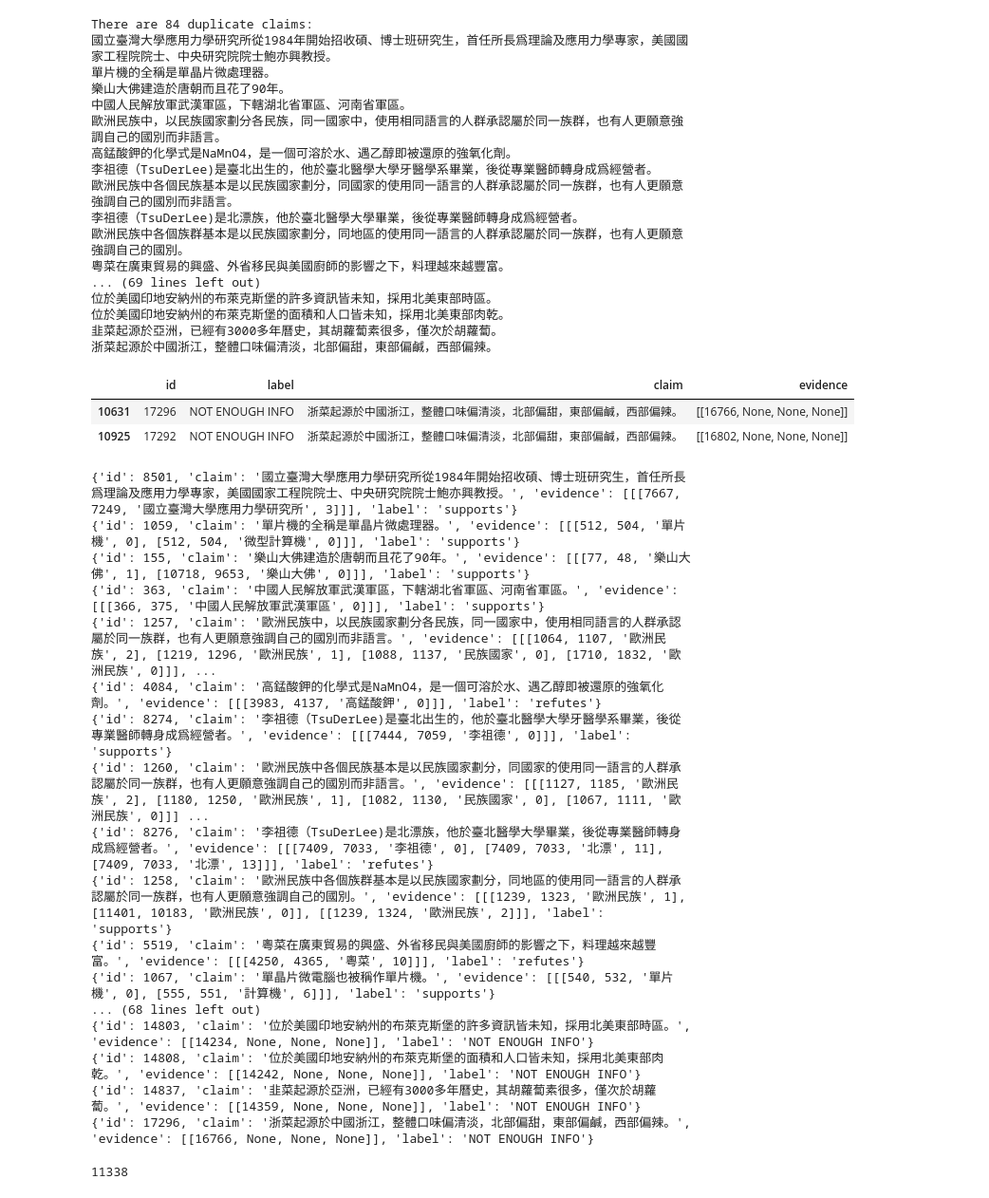
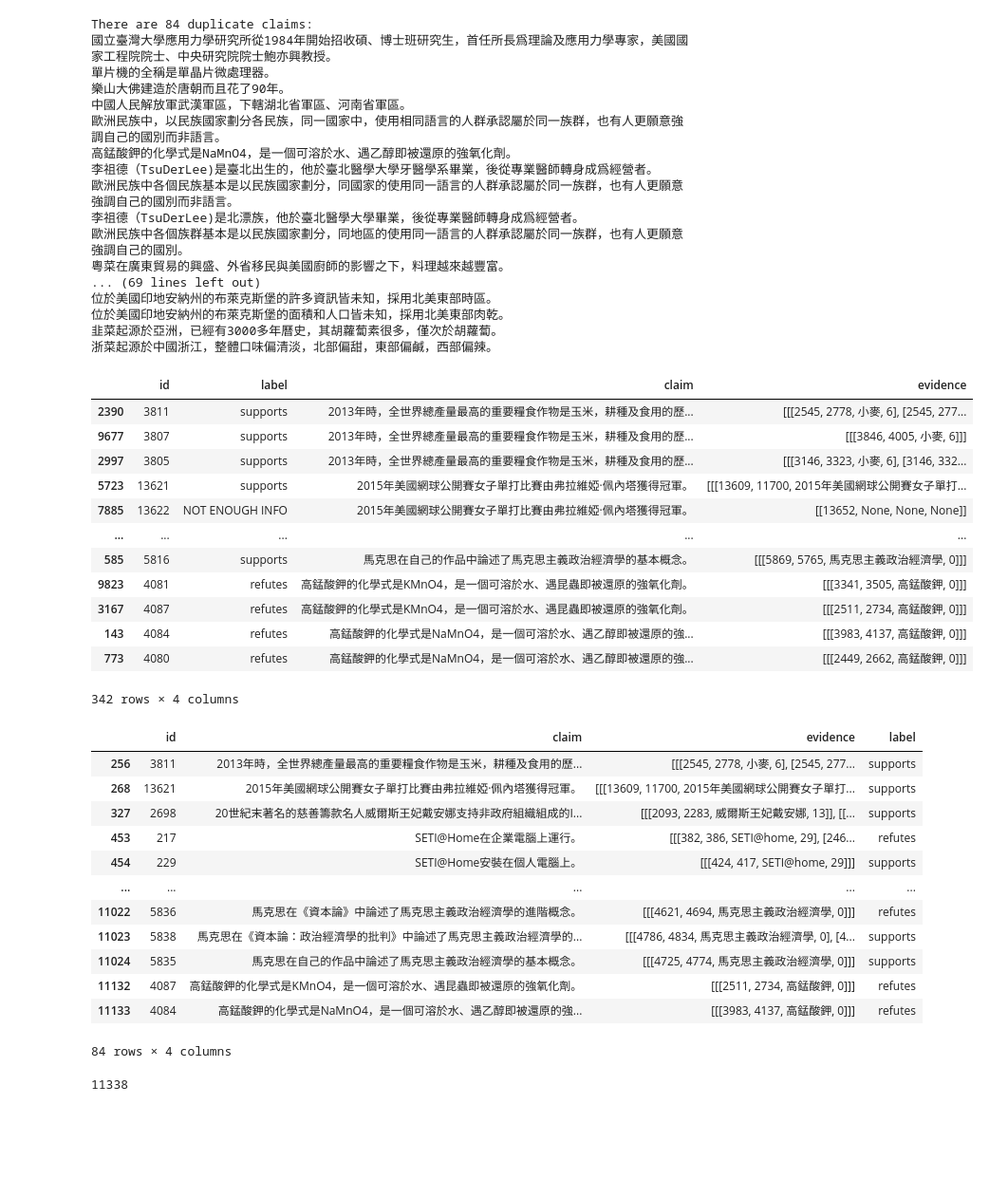
Before and after one commit to cvecve147/aicup-2023-truth, a Jupyter notebook: preprocess.ipynb, the cells around one changed output. Shown at 95% size. Cells and saved outputs as stored; diff of their text form; code cells hidden in the pictures; blank space fills up the shorter version.

```diff
--- a/preprocess.ipynb
+++ b/preprocess.ipynb
@@ -76,12 +151,24 @@ There are 84 duplicate claims:
 位於美國印地安納州的布萊克斯堡的面積和人口皆未知，採用北美東部肉乾。
 韭菜起源於亞洲，已經有3000多年曆史，其胡蘿蔔素很多，僅次於胡蘿蔔。
 浙菜起源於中國浙江，整體口味偏清淡，北部偏甜，東部偏鹹，西部偏辣。
-# %%
-df[df['claim'] == "浙菜起源於中國浙江，整體口味偏清淡，北部偏甜，東部偏鹹，西部偏辣。"]
-# %% [output]
-|  | id | label | claim | evidence |
-| 10631 | 17296 | NOT ENOUGH INFO | 浙菜起源於中國浙江，整體口味偏清淡，北部偏甜，東部偏鹹，西部偏辣。 | [[16766, None, None, None]] |
-| 10925 | 17292 | NOT ENOUGH INFO | 浙菜起源於中國浙江，整體口味偏清淡，北部偏甜，東部偏鹹，西部偏辣。 | [[16802, None, None, None]] |
+# %%
+tmp = df[df['claim'].isin(duplicate_claims)]
+tmp = tmp.sort_values(by=['claim'])
+tmp
+# %% [output]
+|  | id | label | claim | evidence |
+| 2390 | 3811 | supports | 2013年時，全世界總產量最高的重要糧食作物是玉米，耕種及食用的歷... | [[[2545, 2778, 小麥, 6], [2545, 277... |
+| 9677 | 3807 | supports | 2013年時，全世界總產量最高的重要糧食作物是玉米，耕種及食用的歷... | [[[3846, 4005, 小麥, 6]]] |
+| 2997 | 3805 | supports | 2013年時，全世界總產量最高的重要糧食作物是玉米，耕種及食用的歷... | [[[3146, 3323, 小麥, 6], [3146, 332... |
+| 5723 | 13621 | supports | 2015年美國網球公開賽女子單打比賽由弗拉維婭·佩內塔獲得冠軍。 | [[[13609, 11700, 2015年美國網球公開賽女子單打... |
+| 7885 | 13622 | NOT ENOUGH INFO | 2015年美國網球公開賽女子單打比賽由弗拉維婭·佩內塔獲得冠軍。 | [[13652, None, None, None]] |
+| ... | ... | ... | ... | ... |
+| 585 | 5816 | supports | 馬克思在自己的作品中論述了馬克思主義政治經濟學的基本概念。 | [[[5869, 5765, 馬克思主義政治經濟學, 0]]] |
+| 9823 | 4081 | refutes | 高錳酸鉀的化學式是KMnO4，是一個可溶於水、遇昆蟲即被還原的強氧化劑。 | [[[3341, 3505, 高錳酸鉀, 0]]] |
+| 3167 | 4087 | refutes | 高錳酸鉀的化學式是KMnO4，是一個可溶於水、遇昆蟲即被還原的強氧化劑。 | [[[2511, 2734, 高錳酸鉀, 0]]] |
+| 143 | 4084 | refutes | 高錳酸鉀的化學式是NaMnO4，是一個可溶於水、遇乙醇即被還原的強... | [[[3983, 4137, 高錳酸鉀, 0]]] |
+| 773 | 4080 | refutes | 高錳酸鉀的化學式是NaMnO4，是一個可溶於水、遇乙醇即被還原的強... | [[[2449, 2662, 高錳酸鉀, 0]]] |
+342 rows × 4 columns
 # %%
 from collections import defaultdict
 
@@ -117,28 +204,28 @@ for item in cleaned_data:
 merged_data = [item for sublist in merged_data.values() for item in sublist]
 # %%
 # claim = "國立臺灣大學應用力學研究所從1984年開始招收碩、博士班研究生，首任所長爲理論及應用力學專家，美國國家工程院院士、中央研究院院士鮑亦興教授。"
-for j in duplicate_claims:
-    for i in merged_data:
-        if i['claim'] == j:
-            print(i)
+merged_data_df = pd.DataFrame(merged_data)
+# for j in duplicate_claims:
+#     for i in merged_data:
+#         if i['claim'] == j:
+#             print(i)
+
+tmp = merged_data_df[merged_data_df['claim'].isin(duplicate_claims)]
+tmp
 # %% [output]
+|  | id | claim | evidence | label |
+| 256 | 3811 | 2013年時，全世界總產量最高的重要糧食作物是玉米，耕種及食用的歷... | [[[2545, 2778, 小麥, 6], [2545, 277... | supports |
+| 268 | 13621 | 2015年美國網球公開賽女子單打比賽由弗拉維婭·佩內塔獲得冠軍。 | [[[13609, 11700, 2015年美國網球公開賽女子單打... | supports |
+| 327 | 2698 | 20世紀末著名的慈善籌款名人威爾斯王妃戴安娜支持非政府組織組成的I... | [[[2093, 2283, 威爾斯王妃戴安娜, 13]], [[... | supports |
+| 453 | 217 | SETI@Home在企業電腦上運行。 | [[[382, 386, SETI@home, 29], [246... | refutes |
+| 454 | 229 | SETI@Home安裝在個人電腦上。 | [[[424, 417, SETI@home, 29]]] | supports |
+| ... | ... | ... | ... | ... |
+| 11022 | 5836 | 馬克思在《資本論》中論述了馬克思主義政治經濟學的進階概念。 | [[[4621, 4694, 馬克思主義政治經濟學, 0]]] | refutes |
+| 11023 | 5838 | 馬克思在《資本論：政治經濟學的批判》中論述了馬克思主義政治經濟學的... | [[[4786, 4834, 馬克思主義政治經濟學, 0], [4... | supports |
+| 11024 | 5835 | 馬克思在自己的作品中論述了馬克思主義政治經濟學的基本概念。 | [[[4725, 4774, 馬克思主義政治經濟學, 0]]] | supports |
+| 11132 | 4087 | 高錳酸鉀的化學式是KMnO4，是一個可溶於水、遇昆蟲即被還原的強氧化劑。 | [[[2511, 2734, 高錳酸鉀, 0]]] | refutes |
+| 11133 | 4084 | 高錳酸鉀的化學式是NaMnO4，是一個可溶於水、遇乙醇即被還原的強... | [[[3983, 4137, 高錳酸鉀, 0]]] | refutes |
-{'id': 8501, 'claim': '國立臺灣大學應用力學研究所從1984年開始招收碩、博士班研究生，首任所長爲理論及應用力學專家，美國國家工程院院士、中央研究院院士鮑亦興教授。', 'evidence': [[[7667, 7249, '國立臺灣大學應用力學研究所', 3]]], 'label': 'supports'}
-{'id': 1059, 'claim': '單片機的全稱是單晶片微處理器。', 'evidence': [[[512, 504, '單片機', 0], [512, 504, '微型計算機', 0]]], 'label': 'supports'}
-{'id': 155, 'claim': '樂山大佛建造於唐朝而且花了90年。', 'evidence': [[[77, 48, '樂山大佛', 1], [10718, 9653, '樂山大佛', 0]]], 'label': 'supports'}
-{'id': 363, 'claim': '中國人民解放軍武漢軍區，下轄湖北省軍區、河南省軍區。', 'evidence': [[[366, 375, '中國人民解放軍武漢軍區', 0]]], 'label': 'supports'}
-{'id': 1257, 'claim': '歐洲民族中，以民族國家劃分各民族，同一國家中，使用相同語言的人群承認屬於同一族群，也有人更願意強調自己的國別而非語言。', 'evidence': [[[1064, 1107, '歐洲民族', 2], [1219, 1296, '歐洲民族', 1], [1088, 1137, '民族國家', 0], [1710, 1832, '歐洲民族', 0]]], ...
-{'id': 4084, 'claim': '高錳酸鉀的化學式是NaMnO4，是一個可溶於水、遇乙醇即被還原的強氧化劑。', 'evidence': [[[3983, 4137, '高錳酸鉀', 0]]], 'label': 'refutes'}
-{'id': 8274, 'claim': '李祖德（TsuDerLee)是臺北出生的，他於臺北醫學大學牙醫學系畢業，後從專業醫師轉身成爲經營者。', 'evidence': [[[7444, 7059, '李祖德', 0]]], 'label': 'supports'}
-{'id': 1260, 'claim': '歐洲民族中各個民族基本是以民族國家劃分，同國家的使用同一語言的人群承認屬於同一族群，也有人更願意強調自己的國別而非語言。', 'evidence': [[[1127, 1185, '歐洲民族', 2], [1180, 1250, '歐洲民族', 1], [1082, 1130, '民族國家', 0], [1067, 1111, '歐洲民族', 0]]] ...
-{'id': 8276, 'claim': '李祖德（TsuDerLee)是北漂族，他於臺北醫學大學畢業，後從專業醫師轉身成爲經營者。', 'evidence': [[[7409, 7033, '李祖德', 0], [7409, 7033, '北漂', 11], [7409, 7033, '北漂', 13]]], 'label': 'refutes'}
-{'id': 1258, 'claim': '歐洲民族中各個族群基本是以民族國家劃分，同地區的使用同一語言的人群承認屬於同一族群，也有人更願意強調自己的國別。', 'evidence': [[[1239, 1323, '歐洲民族', 1], [11401, 10183, '歐洲民族', 0]], [[1239, 1324, '歐洲民族', 2]]], 'label': 'supports'}
-{'id': 5519, 'claim': '粵菜在廣東貿易的興盛、外省移民與美國廚師的影響之下，料理越來越豐富。', 'evidence': [[[4250, 4365, '粵菜', 10]]], 'label': 'refutes'}
-{'id': 1067, 'claim': '單晶片微電腦也被稱作單片機。', 'evidence': [[[540, 532, '單片機', 0], [555, 551, '計算機', 6]]], 'label': 'supports'}
-... (68 lines left out)
-{'id': 14803, 'claim': '位於美國印地安納州的布萊克斯堡的許多資訊皆未知，採用北美東部時區。', 'evidence': [[14234, None, None, None]], 'label': 'NOT ENOUGH INFO'}
-{'id': 14808, 'claim': '位於美國印地安納州的布萊克斯堡的面積和人口皆未知，採用北美東部肉乾。', 'evidence': [[14242, None, None, None]], 'label': 'NOT ENOUGH INFO'}
-{'id': 14837, 'claim': '韭菜起源於亞洲，已經有3000多年曆史，其胡蘿蔔素很多，僅次於胡蘿蔔。', 'evidence': [[14359, None, None, None]], 'label': 'NOT ENOUGH INFO'}
-{'id': 17296, 'claim': '浙菜起源於中國浙江，整體口味偏清淡，北部偏甜，東部偏鹹，西部偏辣。', 'evidence': [[16766, None, None, None]], 'label': 'NOT ENOUGH INFO'}
+84 rows × 4 columns
 # %%
 claim = []
 for item in merged_data:
```
Also changed, not shown: parts of 7 cells of this notebook, 24 other files.
